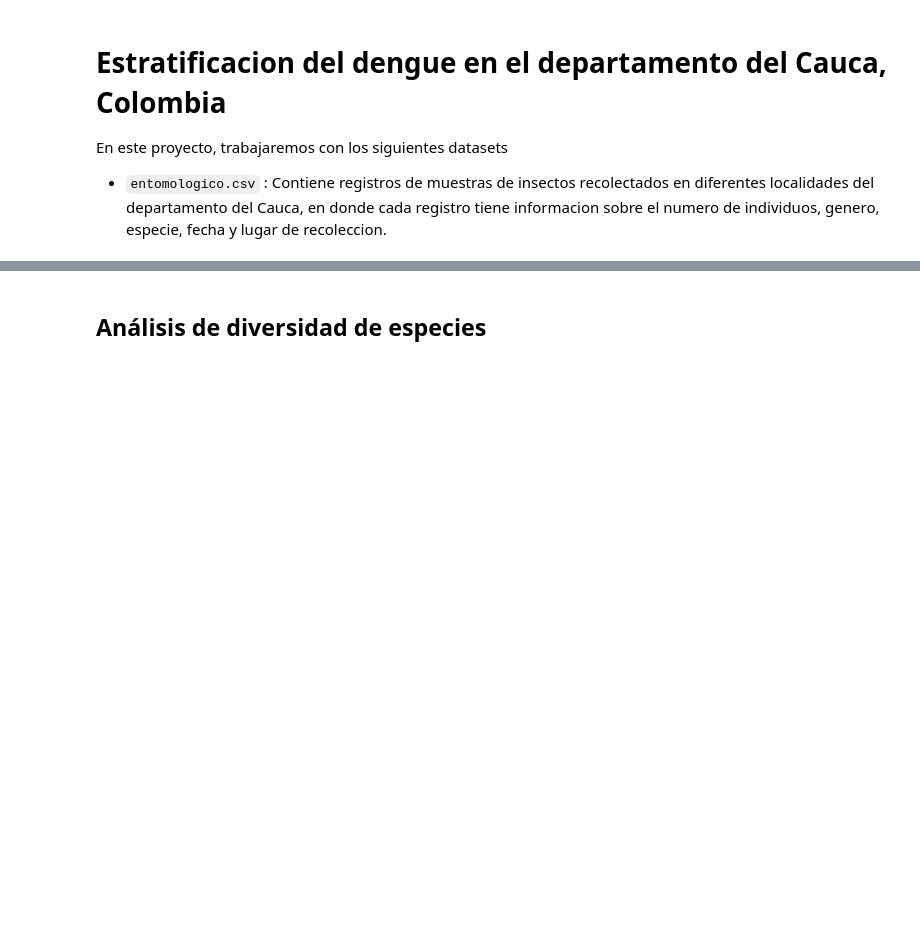
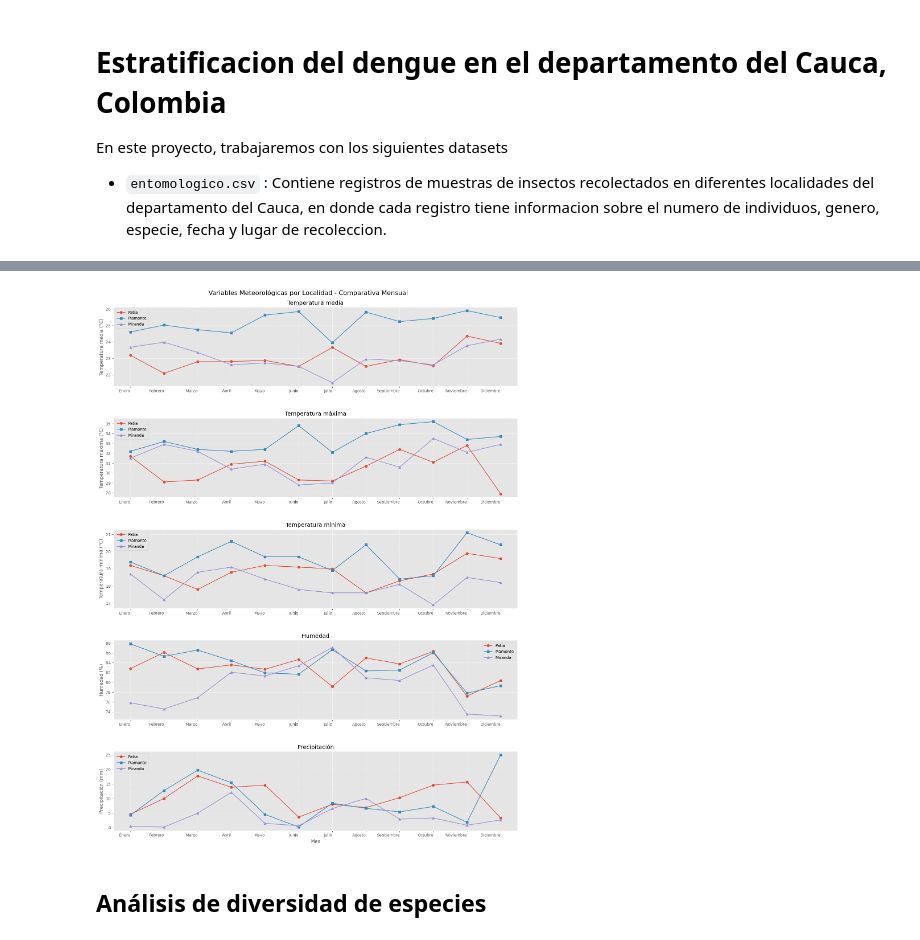
Before and after one commit to Zaprovic/bootcamp-data-analysis, a Jupyter notebook: src/dengue.ipynb, the cells around one changed output, grey strips where cells are left out. Saved outputs shown, nothing was run; the diff lists cells and outputs as text; code cells hidden in the pictures; blank space fills up the shorter version.

```diff
--- a/src/dengue.ipynb
+++ b/src/dengue.ipynb
@@ -19,6 +18,11 @@ df_entomologico = pd.read_csv('../data/entomologico.csv')
 # %%
+
 df_entomologico = pd.read_csv('../data/entomologico.csv')
 df_cases = pd.read_csv('../data/cases.csv')
+
+df_meteorologico_patia = pd.read_csv('../data/meteorologicos-patia.csv')
+df_meteorologico_miranda = pd.read_csv('../data/meteorologicos-miranda.csv')
+df_meteorologico_piamonte = pd.read_csv('../data/meteorologicos-piamonte.csv')
 
 def read_as_df(file_name):
     # Read file
@@ -37,7 +41,6 @@ def read_as_df(file_name):
 
     return df
 
-
 df_humedad_relativa = read_as_df("../data/humedad-relativa.nc").reset_index()
 df_precipitacion = read_as_df("../data/precipitacion.nc").reset_index()
 df_temp_max = read_as_df("../data/temp-maxima.nc").reset_index()
@@ -45,3 +155,81 @@ df_temp_min = read_as_df("../data/temp-minima.nc").reset_index()
+# %%
+# Create a figure with subplots for each meteorological variable
+fig, axs = plt.subplots(5, 1, figsize=(15, 20), sharex=False)
+
+# Common x-axis for all the months to ensure proper ordering
+x_order = ['Enero', 'Febrero', 'Marzo', 'Abril', 'Mayo', 'Junio', 'Julio', 'Agosto', 'Septiembre', 'Octubre', 'Noviembre', 'Diciembre']
+
+# 1. Temperature media
+axs[0].plot(df_meteorologico_patia_grouped['Fecha'], df_meteorologico_patia_grouped['Temperatura media (°C)'], marker='o', label='Patía')
+axs[0].plot(df_meteorologico_piamonte_grouped['Fecha'], df_meteorologico_piamonte_grouped['Temperatura media (°C)'], marker='s', label='Piamonte')
+axs[0].plot(df_meteorologico_miranda_grouped['Fecha'], df_meteorologico_miranda_grouped['Temperatura media (°C)'], marker='^', label='Miranda')
+axs[0].set_ylabel('Temperatura media (°C)')
+axs[0].set_title('Temperatura media')
+axs[0].grid(True, linestyle='--', alpha=0.7)
+axs[0].legend()
+axs[0].set_xticks(range(len(x_order)))
+axs[0].set_xticklabels(x_order, rotation=0, ha='right')
+axs[0].set_xlim(-0.5, len(x_order) - 0.5)
+
+# 2. Temperature maxima
+axs[1].plot(df_meteorologico_patia_grouped['Fecha'], df_meteorologico_patia_grouped['Temperatura máxima (°C)'], marker='o', label='Patía')
+axs[1].plot(df_meteorologico_piamonte_grouped['Fecha'], df_meteorologico_piamonte_grouped['Temperatura máxima (°C)'], marker='s', label='Piamonte')
+axs[1].plot(df_meteorologico_miranda_grouped['Fecha'], df_meteorologico_miranda_grouped['Temperatura máxima (°C)'], marker='^', label='Miranda')
+axs[1].set_ylabel('Temperatura máxima (°C)')
+axs[1].set_title('Temperatura máxima')
+axs[1].grid(True, linestyle='--', alpha=0.7)
+axs[1].legend()
+axs[1].set_xticks(range(len(x_order)))
+axs[1].set_xticklabels(x_order, rotation=0, ha='right')
+axs[1].set_xlim(-0.5, len(x_order) - 0.5)
+
+# 3. Temperature minima
+axs[2].plot(df_meteorologico_patia_grouped['Fecha'], df_meteorologico_patia_grouped['Temperatura mínima (°C)'], marker='o', label='Patía')
+axs[2].plot(df_meteorologico_piamonte_grouped['Fecha'], df_meteorologico_piamonte_grouped['Temperatura mínima (°C)'], marker='s', label='Piamonte')
+axs[2].plot(df_meteorologico_miranda_grouped['Fecha'], df_meteorologico_miranda_grouped['Temperatura mínima (°C)'], marker='^', label='Miranda')
+axs[2].set_ylabel('Temperatura mínima (°C)')
+axs[2].set_title('Temperatura mínima')
+axs[2].grid(True, linestyle='--', alpha=0.7)
+axs[2].legend()
+axs[2].set_xticks(range(len(x_order)))
+axs[2].set_xticklabels(x_order, rotation=0, ha='right')
+axs[2].set_xlim(-0.5, len(x_order) - 0.5)
+
+# 4. Humedad
+axs[3].plot(df_meteorologico_patia_grouped['Fecha'], df_meteorologico_patia_grouped['Humedad (%)'], marker='o', label='Patía')
+axs[3].plot(df_meteorologico_piamonte_grouped['Fecha'], df_meteorologico_piamonte_grouped['Humedad (%)'], marker='s', label='Piamonte')
+axs[3].plot(df_meteorologico_miranda_grouped['Fecha'], df_meteorologico_miranda_grouped['Humedad (%)'], marker='^', label='Miranda')
+axs[3].set_ylabel('Humedad (%)')
+axs[3].set_title('Humedad')
+axs[3].grid(True, linestyle='--', alpha=0.7)
+axs[3].legend()
+axs[3].set_xticks(range(len(x_order)))
+axs[3].set_xticklabels(x_order, rotation=0, ha='right')
+axs[3].set_xlim(-0.5, len(x_order) - 0.5)
+
+# 5. Precipitación
+axs[4].plot(df_meteorologico_patia_grouped['Fecha'], df_meteorologico_patia_grouped['Precipitación (mm)'], marker='o', label='Patía')
+axs[4].plot(df_meteorologico_piamonte_grouped['Fecha'], df_meteorologico_piamonte_grouped['Precipitación (mm)'], marker='s', label='Piamonte')
+axs[4].plot(df_meteorologico_miranda_grouped['Fecha'], df_meteorologico_miranda_grouped['Precipitación (mm)'], marker='^', label='Miranda')
+axs[4].set_ylabel('Precipitación (mm)')
+axs[4].set_xlabel('Mes')
+axs[4].set_title('Precipitación')
+axs[4].grid(True, linestyle='--', alpha=0.7)
+axs[4].legend()
+axs[4].set_xticks(range(len(x_order)))
+axs[4].set_xticklabels(x_order, rotation=0, ha='right')
+axs[4].set_xlim(-0.5, len(x_order) - 0.5)
+
+# Adjust layout
+plt.tight_layout()
+plt.subplots_adjust(top=0.95, hspace=0.4)  # Increased spacing between subplots
+
+# Add an overall title
+fig.suptitle('Variables Meteorológicas por Localidad - Comparativa Mensual', fontsize=16, y=0.98)
+
+plt.show()
+# %% [output]
+[figure, added]
 # %%
 import geopandas as gpd
 import matplotlib.pyplot as plt
```
Also changed, not shown: parts of 25 cells of this notebook, 6 other files.
